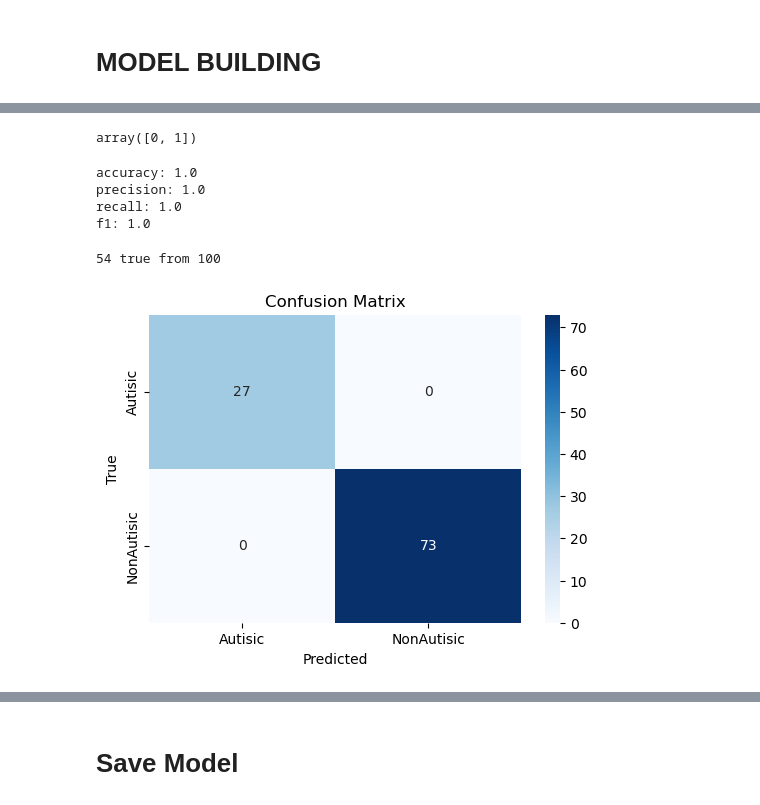
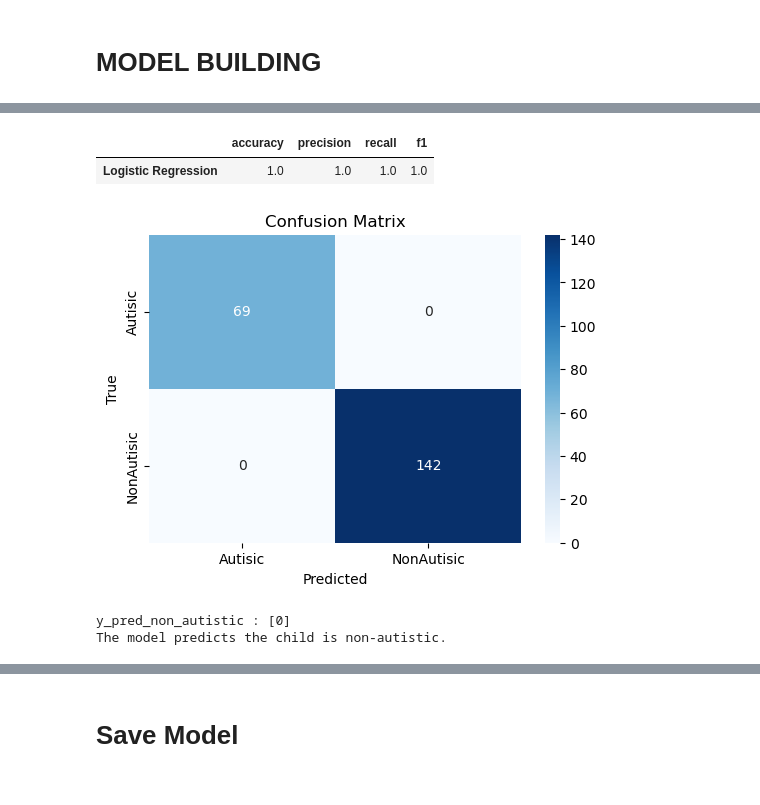
Before and after one commit to mohammedabdelaleem/1-JsTodoList, a Jupyter notebook: autism-spectrum-disorder-various-models.ipynb, the cells around one changed output, grey strips where cells are left out. Saved outputs shown, nothing was run; the diff lists cells and outputs as text; code cells hidden in the pictures.

Commit message:
Kaggle Notebook | Autism Spectrum Disorder & Various Models(**) | reApplying LR Model

```diff
--- a/autism-spectrum-disorder-various-models.ipynb
+++ b/autism-spectrum-disorder-various-models.ipynb
@@ -371,10 +265,20 @@ plt.legend()
 # %%
-y_prob = model.predict(X_test_scaled)
-y_pred = np.where(y_prob > 0.5, 1, 0)
+LRmodel = LogisticRegression()
 
+
+# trainnig
+LRmodel.fit(X_train_scaled, y_train)
+
+# testing
+y_pred = LRmodel.predict(X_test_scaled) # ok: { 0,1 }
+# y_pred = np.where(y_prob > 0.5, 1, 0)
+
+# Testing results
 accuracy = accuracy_score(y_test, y_pred)
 precision = precision_score(y_test, y_pred)
 recall = recall_score(y_test, y_pred)
 f1 = f1_score(y_test, y_pred)
 
-print(f"accuracy : {accuracy}\nprecision : {precision}\nrecall : {recall}\nf1 : {f1}\n")
+
+score_df = pd.DataFrame([[accuracy, precision, recall, f1]],
+                        columns=["accuracy", "precision", "recall", "f1"])
@@ -400,2 +284,0 @@ numpy.ndarray
-# %%
-y_pred = model.predict(x_selected)
@@ -424,4 +284,0 @@ y_pred_binary = np.where(y_pred > 0.5, 1, 0)
-# %%
-np.unique(y_pred_binary)
-# %% [output]
-array([0, 1])
@@ -433,25 +285,45 @@ f1 = f1_score(y_selected, y_pred_binary)
-# %%
-print(f"accuracy: {accuracy} \nprecision: {precision} \nrecall: {recall} \nf1: {f1}")
-# %% [output]
-accuracy: 1.0
-precision: 1.0
-recall: 1.0
-f1: 1.0
-# %%
-print(f"{right_pred} true from {len(y_selected)}")
-# %% [output]
-54 true from 100
+# %%
+score_df.index = ["Logistic Regression"]
+score_df
+# %% [output]
+|  | accuracy | precision | recall | f1 |
+| Logistic Regression | 1.0 | 1.0 | 1.0 | 1.0 |
 # %%
 from sklearn.metrics import confusion_matrix
 # Compute confusion matrix
-cm = confusion_matrix(y_selected, y_pred_binary)
+cm = confusion_matrix(y_test, y_pred)
 
 # Plot confusion matrix using seaborn for better visualization
 plt.figure(figsize=(6, 4))
 sns.heatmap(cm, annot=True, fmt='d', cmap='Blues', xticklabels=['Autisic', 'NonAutisic'], yticklabels=['Autisic', 'NonAutisic'])
 plt.xlabel('Predicted')
 plt.ylabel('True')
 plt.title('Confusion Matrix')
 plt.show()
 # %% [output]
-[figure, old version]
+[figure, new version]
+# %%
+import numpy as np
+from sklearn.preprocessing import MinMaxScaler
+
+new_input = [1, 0, 1, 1, 0, 1, 0, 1, 0, 1, 2, 15, 1, 0, 0, 0, 0, 0, 1, 0, 0, 0, 1, 0, 1, 0, 0, 1, 0]
+
+new_input = np.array(new_input).reshape(1, -1)
+
+sc = MinMaxScaler()
+
+
+new_input_scaled = sc.fit_transform(new_input)
+
+y_pred = LRmodel.predict(new_input_scaled)
+print(f"y_pred_non_autistic : {y_pred}")
+
+# y_pred_binary = np.where(y_pred > 0.5, 1, 0)
+
+if y_pred == 1:
+    print("The model predicts the child is likely autistic.")
+else:
+    print("The model predicts the child is non-autistic.")
+# %% [output]
+y_pred_non_autistic : [0]
+The model predicts the child is non-autistic.
```
Also changed, not shown: parts of 21 cells of this notebook.
